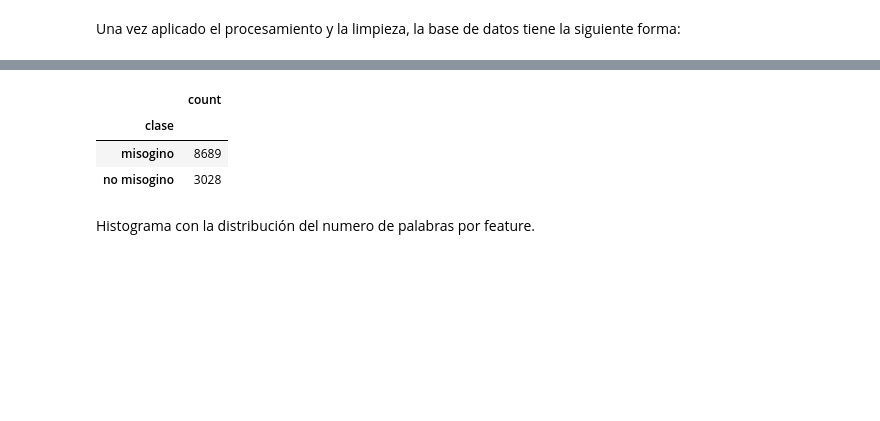
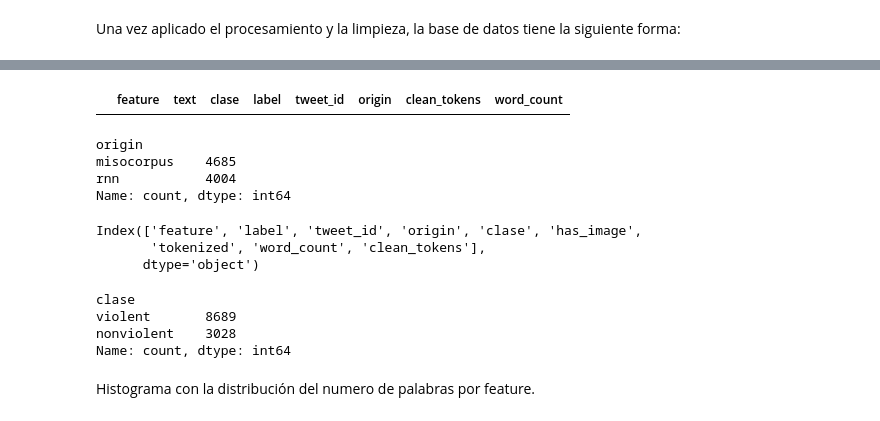
Before and after one commit to PacoBahena/hate_detection, a Jupyter notebook: ia_hate/eda/eda.ipynb, the cells around one changed output, grey strips where cells are left out. Cells and saved outputs as stored; diff of their text form; code cells hidden in the pictures; blank space fills up the shorter version.

```diff
--- a/ia_hate/eda/eda.ipynb
+++ b/ia_hate/eda/eda.ipynb
@@ -136,10 +183,26 @@ df.head()
 # %%
-df.clase.value_counts().to_frame()
 # %% [output]
-|  | count |
-| clase |  |
-| misogino | 8689 |
-| no misogino | 3028 |
+|  | feature | text | clase | label | tweet_id | origin | clean_tokens | word_count |
+# %%
+d1[d1["clase"] == "violent"].origin.value_counts()
+# %% [output]
+origin
+misocorpus    4685
+rnn           4004
+Name: count, dtype: int64
+# %%
+df.columns
+# %% [output]
+Index(['feature', 'label', 'tweet_id', 'origin', 'clase', 'has_image',
+       'tokenized', 'word_count', 'clean_tokens'],
+      dtype='object')
+# %%
+d1.clase.value_counts()
+# %% [output]
+clase
+violent       8689
+nonviolent    3028
+Name: count, dtype: int64
 # %% [markdown]
 Histograma con la distribución del numero de palabras por feature.
 # %%
```
Also changed, not shown: parts of 16 cells of this notebook, 2 other files.
